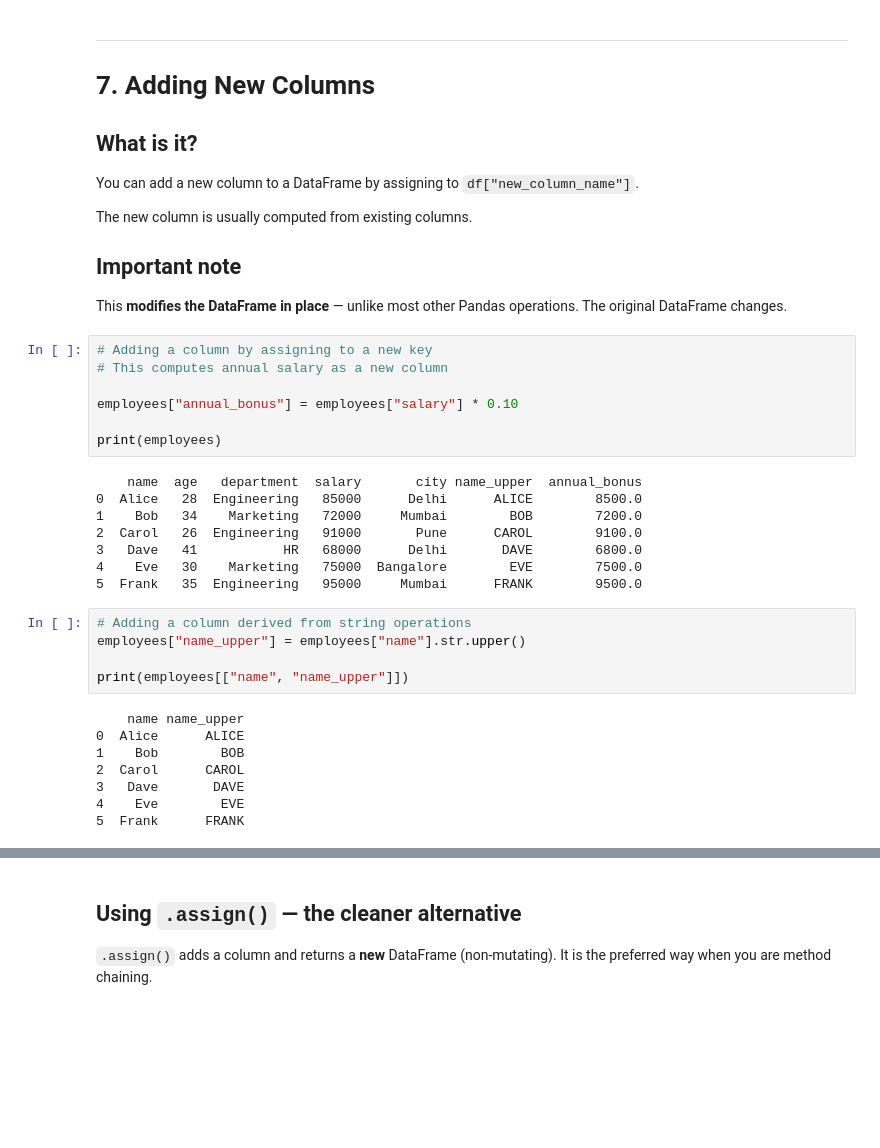
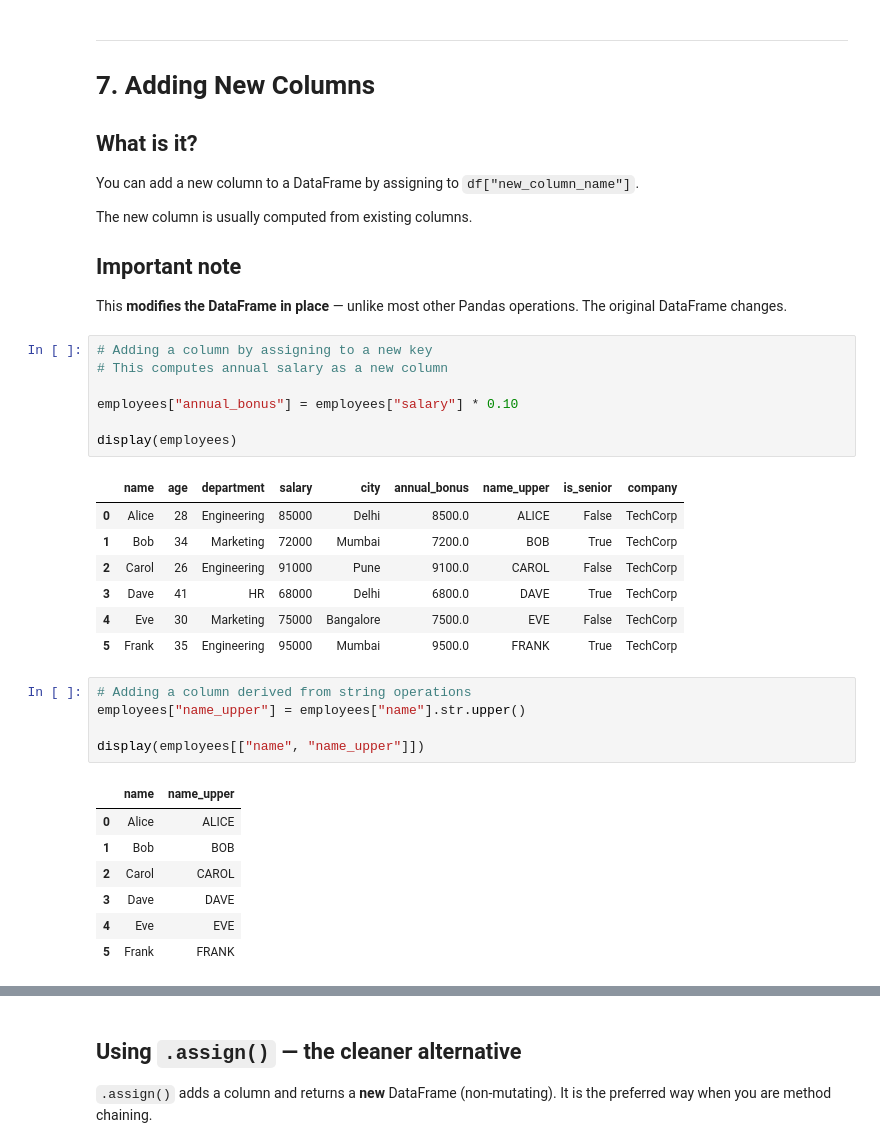
Before and after one commit to abhishekkatewaofficial-lab/Machine-Learning, a Jupyter notebook: Notes/Pandas/2. Intermediate/02_dataframe_basics.ipynb, the cells around one changed output, grey strips where cells are left out. Saved outputs shown, nothing was run; the diff lists cells and outputs as text; blank space fills up the shorter version.

```diff
--- a/Notes/Pandas/2. Intermediate/02_dataframe_basics.ipynb
+++ b/Notes/Pandas/2. Intermediate/02_dataframe_basics.ipynb
@@ -803,31 +816,31 @@ This **modifies the DataFrame in place** — unlike most other Pandas operations
 # %%
 # Adding a column by assigning to a new key
 # This computes annual salary as a new column
 
 employees["annual_bonus"] = employees["salary"] * 0.10
 
-print(employees)
+display(employees)
 # %% [output]
-    name  age   department  salary       city name_upper  annual_bonus
-0  Alice   28  Engineering   85000      Delhi      ALICE        8500.0
-1    Bob   34    Marketing   72000     Mumbai        BOB        7200.0
-2  Carol   26  Engineering   91000       Pune      CAROL        9100.0
-3   Dave   41           HR   68000      Delhi       DAVE        6800.0
-4    Eve   30    Marketing   75000  Bangalore        EVE        7500.0
-5  Frank   35  Engineering   95000     Mumbai      FRANK        9500.0
+|  | name | age | department | salary | city | annual_bonus | name_upper | is_senior | company |
+| 0 | Alice | 28 | Engineering | 85000 | Delhi | 8500.0 | ALICE | False | TechCorp |
+| 1 | Bob | 34 | Marketing | 72000 | Mumbai | 7200.0 | BOB | True | TechCorp |
+| 2 | Carol | 26 | Engineering | 91000 | Pune | 9100.0 | CAROL | False | TechCorp |
+| 3 | Dave | 41 | HR | 68000 | Delhi | 6800.0 | DAVE | True | TechCorp |
+| 4 | Eve | 30 | Marketing | 75000 | Bangalore | 7500.0 | EVE | False | TechCorp |
+| 5 | Frank | 35 | Engineering | 95000 | Mumbai | 9500.0 | FRANK | True | TechCorp |
 # %%
 # Adding a column derived from string operations
 employees["name_upper"] = employees["name"].str.upper()
 
-print(employees[["name", "name_upper"]])
+display(employees[["name", "name_upper"]])
 # %% [output]
-    name name_upper
-0  Alice      ALICE
-1    Bob        BOB
-2  Carol      CAROL
-3   Dave       DAVE
-4    Eve        EVE
-5  Frank      FRANK
+|  | name | name_upper |
+| 0 | Alice | ALICE |
+| 1 | Bob | BOB |
+| 2 | Carol | CAROL |
+| 3 | Dave | DAVE |
+| 4 | Eve | EVE |
+| 5 | Frank | FRANK |
 # %%
 # Adding a boolean column — is the employee senior (age > 30)?
 employees["is_senior"] = employees["age"] > 30
```
Also changed, not shown: parts of 20 cells of this notebook, 5 other files.
